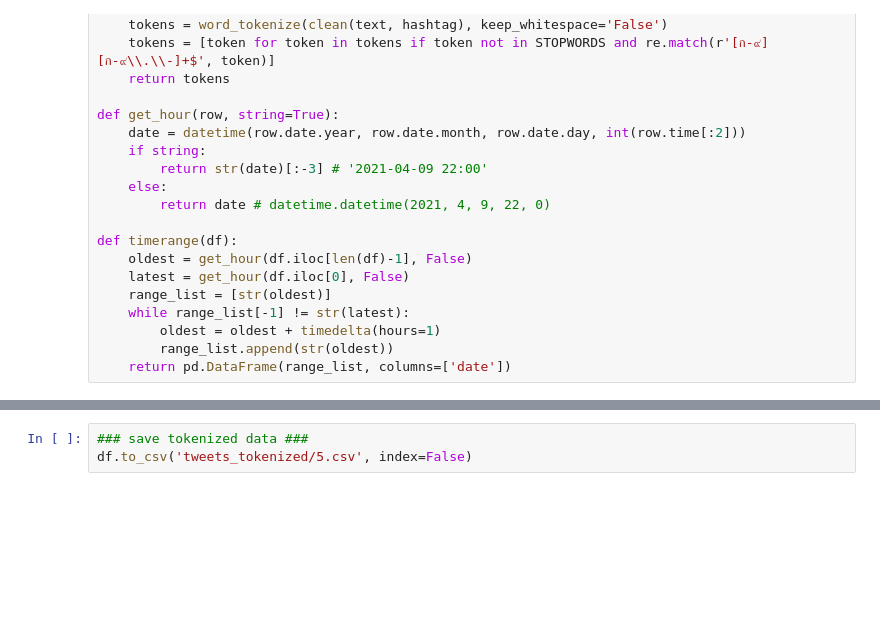
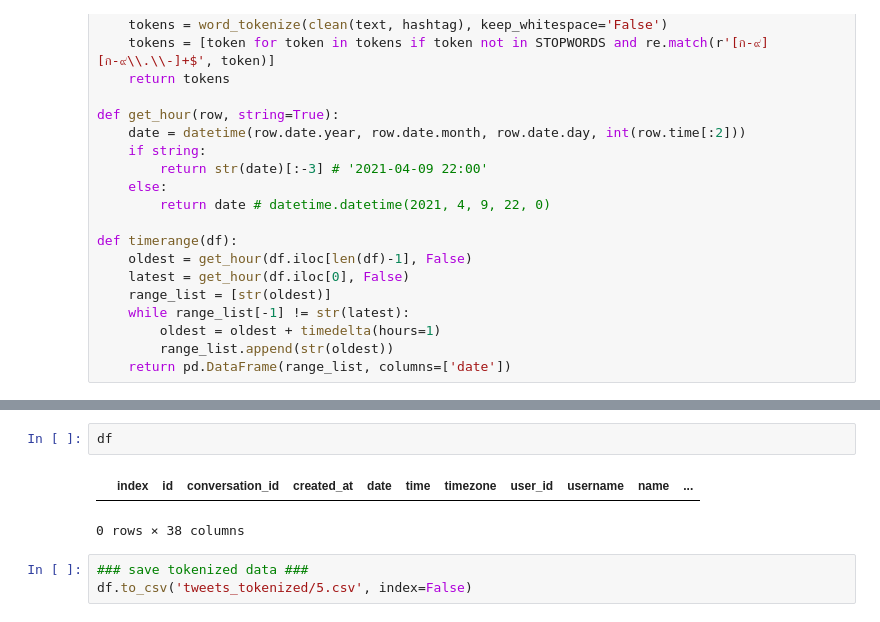
Before and after one commit to nozomiyamada/twitter_analysis, a Jupyter notebook: topicmodel.ipynb, the cells around one changed output, grey strips where cells are left out. Cells and saved outputs as stored; diff of their text form; blank space fills up the shorter version.

```diff
--- a/topicmodel.ipynb
+++ b/topicmodel.ipynb
@@ -87,3 +97,8 @@ avg words 8.49
+# %%
+df
+# %% [output]
+|  | index | id | conversation_id | created_at | date | time | timezone | user_id | username | name | ... |
+0 rows × 38 columns
 # %%
 ### save tokenized data ###
 df.to_csv('tweets_tokenized/5.csv', index=False)
```
Also changed, not shown: parts of 10 cells of this notebook, 2 other files.
